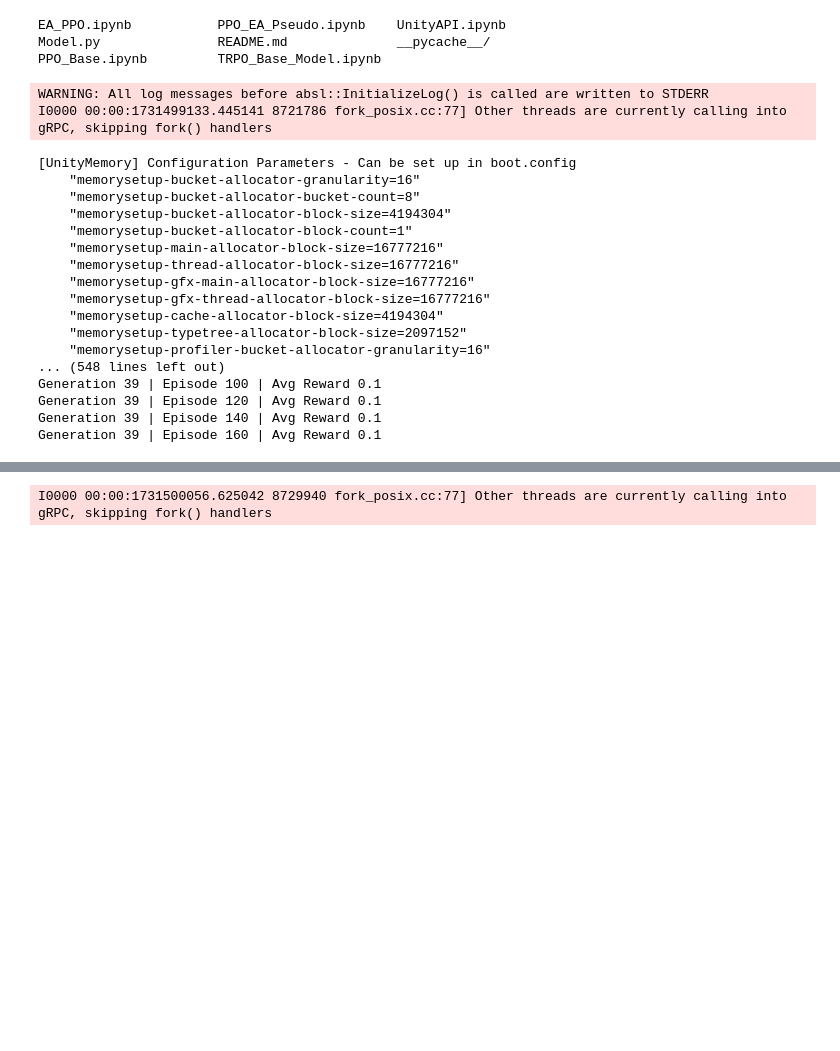
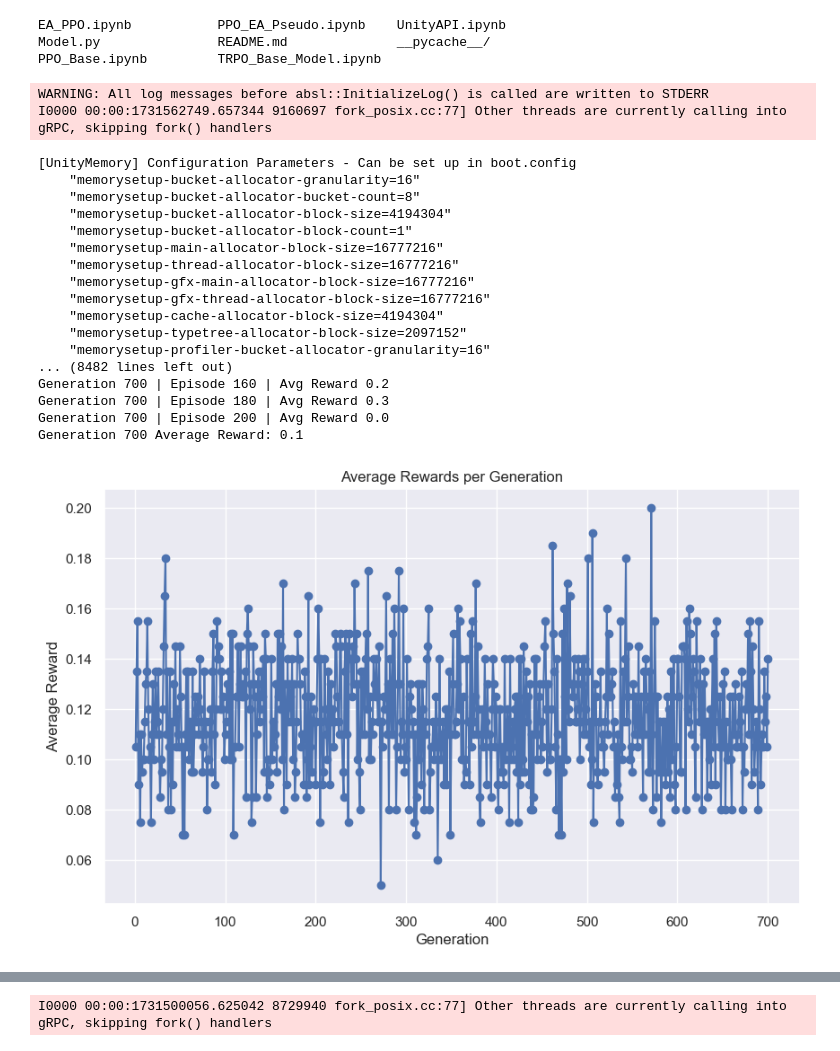
Before and after one commit to AbaDragon47/SoftEvo, a Jupyter notebook: UnityAPI.ipynb, the cells around one changed output, grey strips where cells are left out. Cells and saved outputs as stored; diff of their text form; code cells hidden in the pictures; blank space fills up the shorter version.

```diff
--- a/UnityAPI.ipynb
+++ b/UnityAPI.ipynb
@@ -439,13 +439,15 @@ n_episodes = 200
 print_freq = 20
 pop_size = 50
 num_parents = 10
-num_generations = 50
+num_generations = 700
 
 
 # Initialize the population
 population = create_population(pop_size, state_dim, action_dim)
+avg_rewards_per_generation = []
 
 for generation in range(num_generations):
+        generation_rewards = []
 
         # Evaluate the current population
         fitness_scores = evaluate_population(population, env, behavior_name)
@@ -493,37 +495,50 @@ for generation in range(num_generations):
             # Print average reward every 'print_freq' episodes
             if (episode_idx + 1) % print_freq == 0:
                 avg_reward = np.mean(ep_rewards[-print_freq:])  # Calculate the average of the last 'print_freq' rewards
                 print(f'Generation {generation + 1} | Episode {episode_idx + 1} | Avg Reward {avg_reward:.1f}')
 
         # Calculate and print the overall average reward for this generation
         generation_avg_reward = np.mean(ep_rewards)  # Calculate average for all episodes in this generation
+        avg_rewards_per_generation.append(generation_avg_reward)
         print(f"Generation {generation + 1} Average Reward: {generation_avg_reward:.1f}")
 
         # Set the population for the next generation
         population = next_generation
 
         # Reset the environment for the next generation
         env.reset()
 
-    # After training finishes
+import matplotlib.pyplot as plt
+import seaborn as sns
+
+sns.set(style="darkgrid")
+plt.figure(figsize=(10, 6))
+plt.plot(range(1, len(avg_rewards_per_generation) + 1), avg_rewards_per_generation, marker='o', color='b')
+plt.xlabel('Generation')
+plt.ylabel('Average Reward')
+plt.title('Average Rewards per Generation')
+plt.show()
+
+# After training finishes
 env.close()
 # %% [output]
 WARNING: All log messages before absl::InitializeLog() is called are written to STDERR
-I0000 00:00:1731499133.445141 8721786 fork_posix.cc:77] Other threads are currently calling into gRPC, skipping fork() handlers
+I0000 00:00:1731562749.657344 9160697 fork_posix.cc:77] Other threads are currently calling into gRPC, skipping fork() handlers
 [UnityMemory] Configuration Parameters - Can be set up in boot.config
     "memorysetup-bucket-allocator-granularity=16"
     "memorysetup-bucket-allocator-bucket-count=8"
     "memorysetup-bucket-allocator-block-size=4194304"
     "memorysetup-bucket-allocator-block-count=1"
     "memorysetup-main-allocator-block-size=16777216"
     "memorysetup-thread-allocator-block-size=16777216"
     "memorysetup-gfx-main-allocator-block-size=16777216"
     "memorysetup-gfx-thread-allocator-block-size=16777216"
     "memorysetup-cache-allocator-block-size=4194304"
     "memorysetup-typetree-allocator-block-size=2097152"
     "memorysetup-profiler-bucket-allocator-granularity=16"
-... (548 lines left out)
-Generation 39 | Episode 100 | Avg Reward 0.1
-Generation 39 | Episode 120 | Avg Reward 0.1
-Generation 39 | Episode 140 | Avg Reward 0.1
-Generation 39 | Episode 160 | Avg Reward 0.1
+... (8482 lines left out)
+Generation 700 | Episode 160 | Avg Reward 0.2
+Generation 700 | Episode 180 | Avg Reward 0.3
+Generation 700 | Episode 200 | Avg Reward 0.0
+Generation 700 Average Reward: 0.1
+[figure, added]
```
Also changed, not shown: parts of 5 cells of this notebook, 2 other files.
